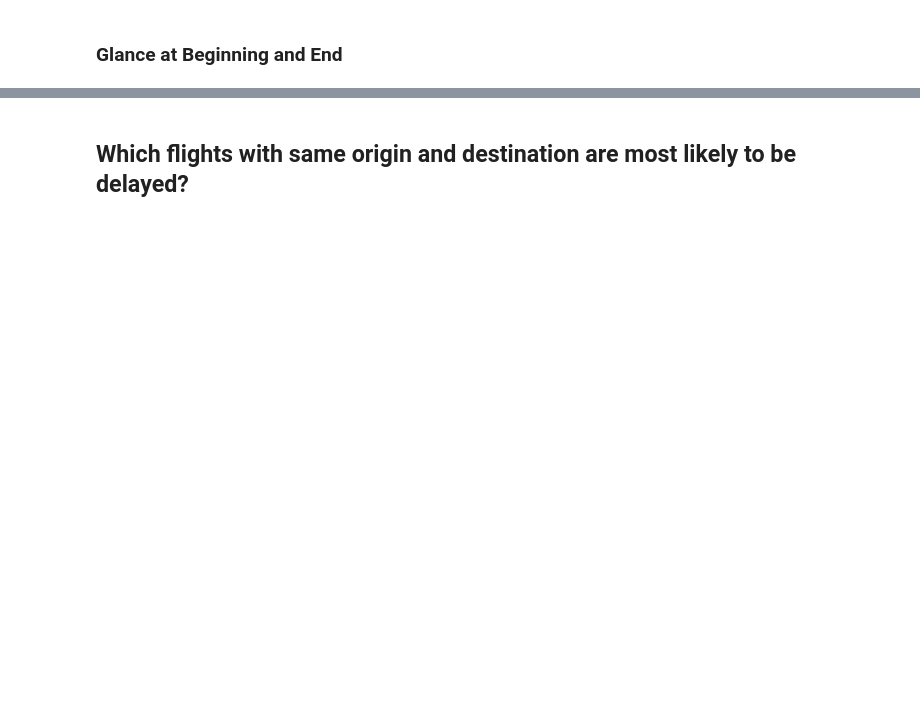
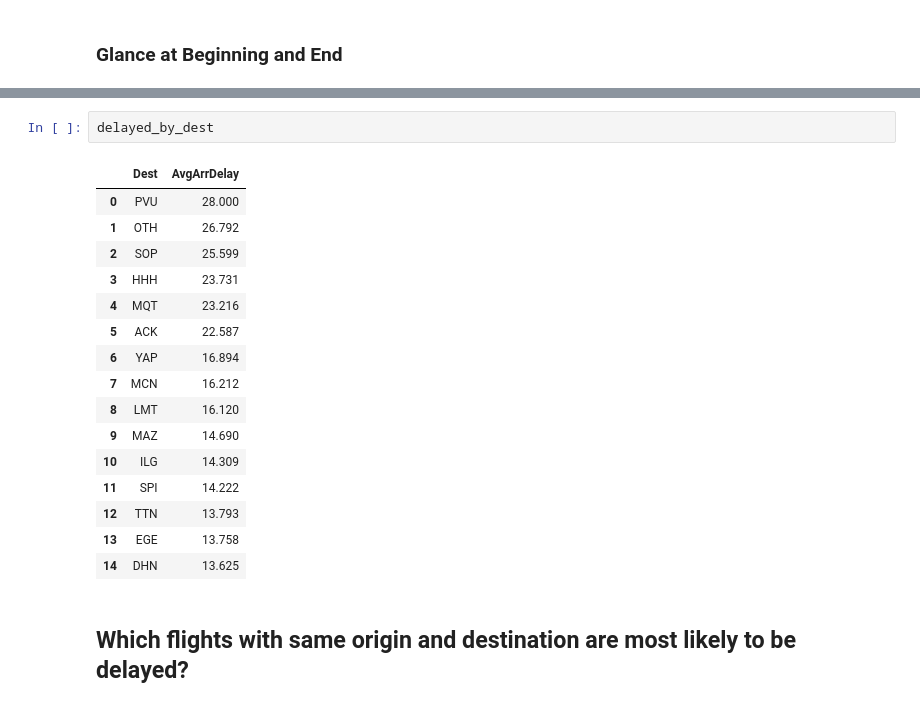
Before and after one commit to rlshuhart/Unit-14_Analyzing_Airline_Flight_Delays, a Jupyter notebook: reports/BHallum_RShuhart_CFicklin_Unit14CaseStudy.ipynb, the cells around one changed output, grey strips where cells are left out. Saved outputs shown, nothing was run; the diff lists cells and outputs as text; blank space fills up the shorter version.

```diff
--- a/reports/BHallum_RShuhart_CFicklin_Unit14CaseStudy.ipynb
+++ b/reports/BHallum_RShuhart_CFicklin_Unit14CaseStudy.ipynb
@@ -164,2 +292,21 @@ SFO     2,733,910
+# %%
+delayed_by_dest
+# %% [output]
+|  | Dest | AvgArrDelay |
+| 0 | PVU | 28.000 |
+| 1 | OTH | 26.792 |
+| 2 | SOP | 25.599 |
+| 3 | HHH | 23.731 |
+| 4 | MQT | 23.216 |
+| 5 | ACK | 22.587 |
+| 6 | YAP | 16.894 |
+| 7 | MCN | 16.212 |
+| 8 | LMT | 16.120 |
+| 9 | MAZ | 14.690 |
+| 10 | ILG | 14.309 |
+| 11 | SPI | 14.222 |
+| 12 | TTN | 13.793 |
+| 13 | EGE | 13.758 |
+| 14 | DHN | 13.625 |
 # %% [markdown]
 ## Which flights with same origin and destination are most likely to be delayed?
```
Also changed, not shown: parts of 29 cells of this notebook, 2 other files.
